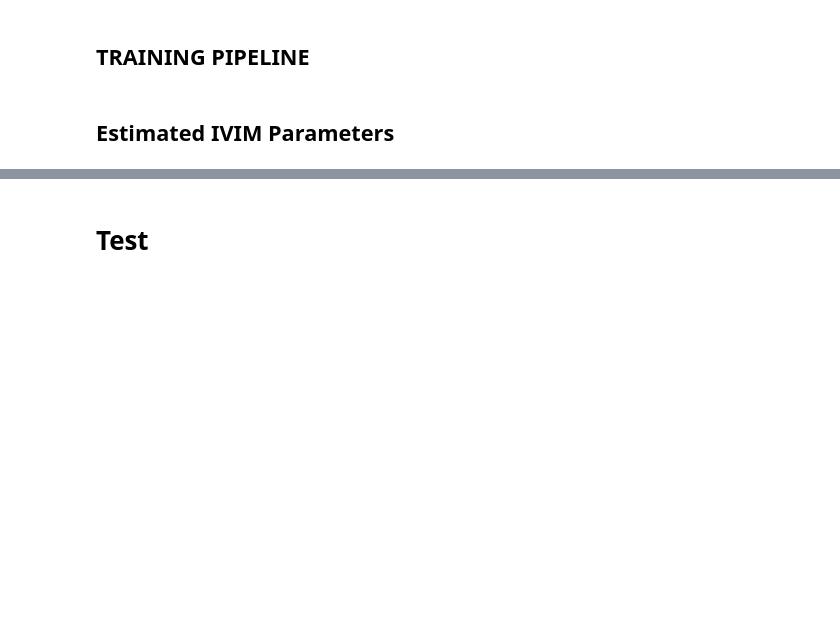
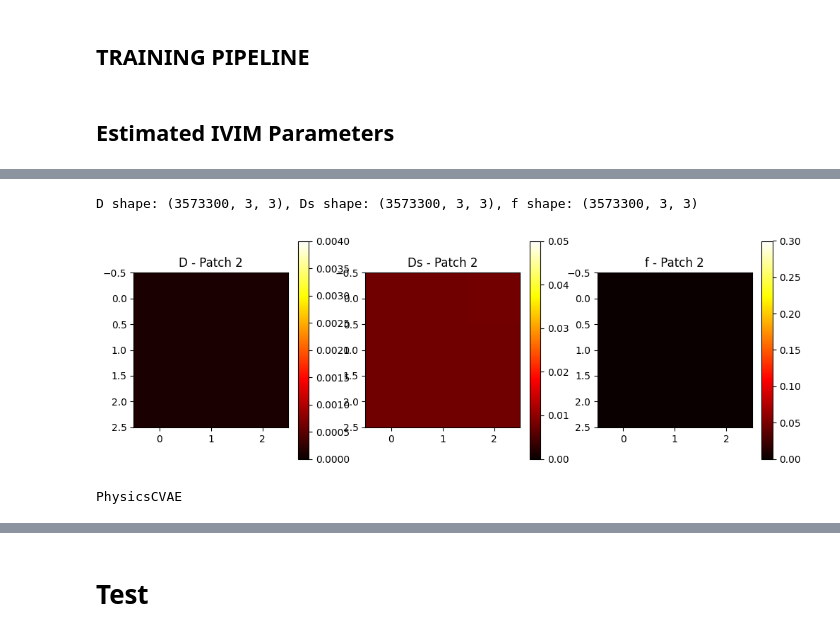
Before and after one commit to Saroj94/IVIM_Autoencoder, a Jupyter notebook: notebooks/Physics_Informed_CVAE_Latest.ipynb, the cells around one changed output, grey strips where cells are left out. Cells and saved outputs as stored; diff of their text form; code cells hidden in the pictures; blank space fills up the shorter version.

Commit message:
Visualization

```diff
--- a/notebooks/Physics_Informed_CVAE_Latest.ipynb
+++ b/notebooks/Physics_Informed_CVAE_Latest.ipynb
@@ -866,17 +903,18 @@ def generate_IVIM_params(model, mri_brain_data, device = "cuda"):
             ##forward pass to extract spatial aware latent variable
             _, _, _, _,parameters = model(x_batch, x_coords)
 
-            ##detach and move to cpu
-            params = parameters.cpu().numpy()
+            ##unpacking the parameters from tuple
+            theta, D, Ds, f = parameters
 
-            ##all three different IVIM parameters as array
-            d_params  = params[..., 0]
-            ds_params = params[..., 1]
-            f_params  = params[..., 2]
+
+            ##squeeze into 2D from 4D shape, detach and move to cpu
+            D_params = D.squeeze(1).cpu().numpy()
+            Ds_params = Ds.squeeze(1).cpu().numpy()
+            f_params = f.squeeze(1).cpu().numpy()
 
             ##store in list
-            all_D_maps.append(d_params)
-            all_Ds_maps.append(ds_params)
+            all_D_maps.append(D_params)
+            all_Ds_maps.append(Ds_params)
             all_f_maps.append(f_params)
 
     ##concatenating all parameters
@@ -955,2 +996,42 @@ PhysicsCVAE(
   )
 )
+# %%
+# Extract IVIM parameters from the trained model
+D, Ds, f = generate_IVIM_params(cvae_model, dataloader_real, device=device.type)
+
+print(f"D shape: {D.shape}, Ds shape: {Ds.shape}, f shape: {f.shape}")
+# %% [output]
+D shape: (3573300, 3, 3), Ds shape: (3573300, 3, 3), f shape: (3573300, 3, 3)
+# %%
+import matplotlib.pyplot as plt
+
+# Take one patch
+patch_idx = 2
+plt.figure(figsize=(12, 4))
+
+plt.subplot(1, 3, 1)
+plt.imshow(D[patch_idx], cmap='hot', vmin=0, vmax=0.004)
+plt.title(f'D - Patch {patch_idx}')
+plt.colorbar()
+
+plt.subplot(1, 3, 2)
+plt.imshow(Ds[patch_idx], cmap='hot', vmin=0, vmax=0.05)
+plt.title(f'Ds - Patch {patch_idx}')
+plt.colorbar()
+
+plt.subplot(1, 3, 3)
+plt.imshow(f[patch_idx], cmap='hot', vmin=0, vmax=0.3)
+plt.title(f'f - Patch {patch_idx}')
+plt.colorbar()
+
+plt.show()
+# %% [output]
+[figure, added]
+# %%
+# Make the model available under the name expected by the later notebook cells
+model = cvae_model
+model = model.to(device)
+model.eval()
+print(type(model).__name__)
+# %% [output]
+PhysicsCVAE
```
Also changed, not shown: parts of 12 cells of this notebook.
